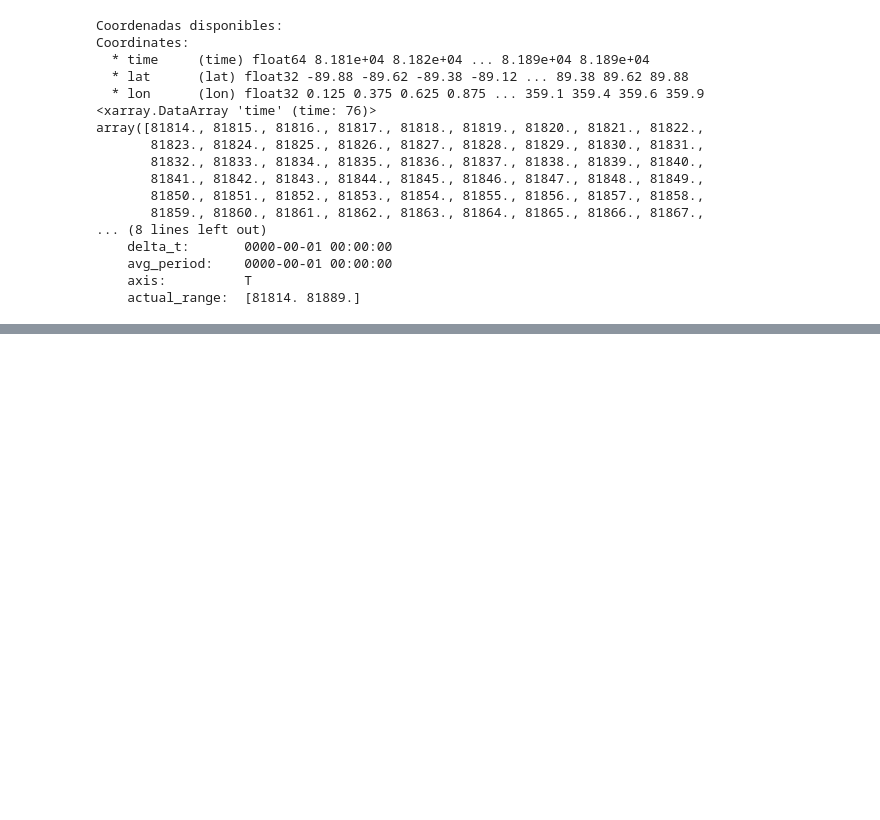
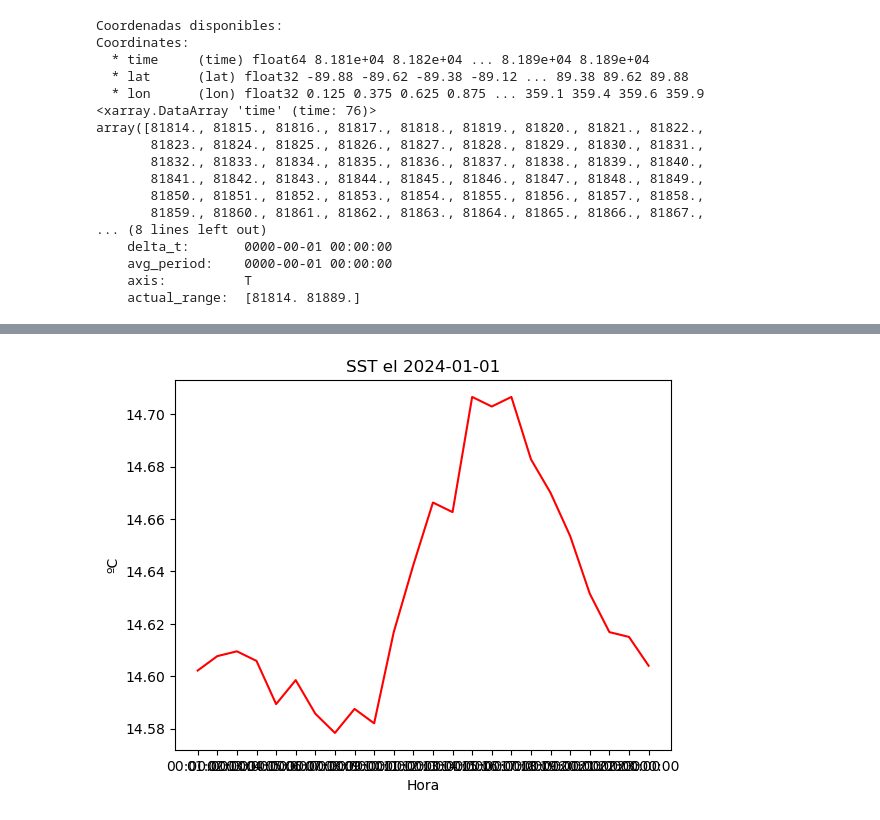
Before and after one commit to AndreaGRegalado/muestra_01, a Jupyter notebook: SST map + graf.ipynb, the cells around one changed output, grey strips where cells are left out. Drawn from its saved outputs; the diff is of its cells as text; code cells hidden in the pictures; blank space fills up the shorter version.

```diff
--- a/SST map + graf.ipynb
+++ b/SST map + graf.ipynb
@@ -138,0 +149,19 @@ os.getcwd()
+# %%
+# Selecciona la fecha concreta que deseas plotear
+fecha_concreta = '2024-01-01'
+
+# Filtra el DataFrame para seleccionar solo los datos correspondientes a la fecha concreta
+datos_fecha_concreta = df[df['Time'] == fecha_concreta]
+
+# Plotea los datos correspondientes a la fecha concreta
+plt.plot(datos_fecha_concreta['Hour'], datos_fecha_concreta['WaterTemperature'], color='red')
+
+# Personaliza el gráfico
+plt.title('SST el ' + fecha_concreta)
+plt.xlabel('Hora')
+plt.ylabel('ºC')
+
+# Muestra el gráfico
+plt.show()
+# %% [output]
+[figure, added]
```
Also changed, not shown: parts of 9 cells of this notebook, 1 other file.
